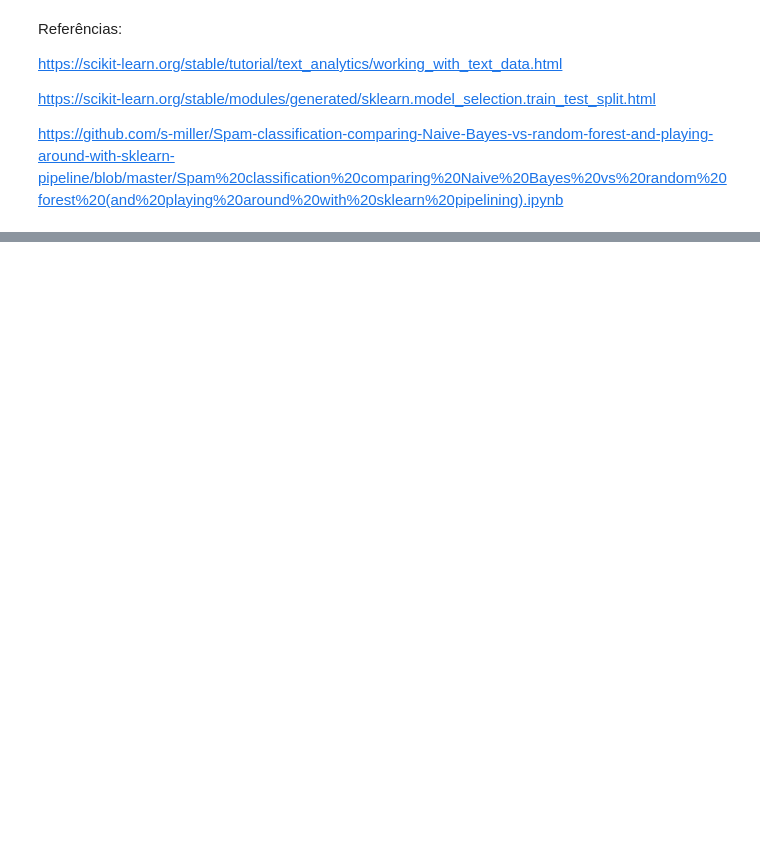
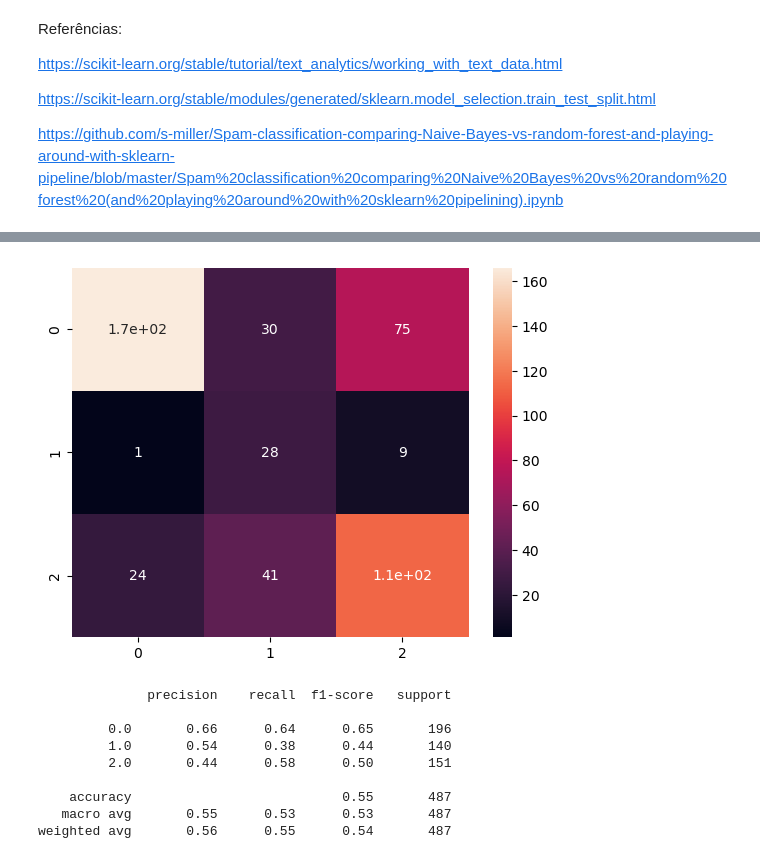
Before and after one commit to luizsouzars/Sentiment_Analysis, a Jupyter notebook: LES_sentiment.ipynb, the cells around one changed output, grey strips where cells are left out. Drawn from its saved outputs; the diff is of its cells as text; code cells hidden in the pictures; blank space fills up the shorter version.

Commit message:
Using SVC and Random Forest

```diff
--- a/LES_sentiment.ipynb
+++ b/LES_sentiment.ipynb
@@ -200,0 +145,7 @@ weighted avg       0.74      0.74      0.72       180
+# %%
+'''Random Forest Pipeline'''
+rfc_pipeline = Pipeline([
+        ('bow', CountVectorizer(analyzer=process_text)),
+        ('tfidf', TfidfTransformer()),
+        ('classifier', RandomForestClassifier(50))
+    ])
@@ -200,0 +175,23 @@ weighted avg       0.74      0.74      0.72       180
+# %%
+rfc_pipeline.fit(text_train,sinal_train)
+rfc_pred = rfc_pipeline.predict(text_test)
+# %%
+'''Confusion matrix'''
+rfc_cm = confusion_matrix(rfc_pred,sinal_test)
+sns.heatmap(svc_cm,annot=True)
+plt.show()
+
+'''Classification Report'''
+rfc_cr = classification_report(rfc_pred,sinal_test)
+print(rfc_cr)
+# %% [output]
+[figure, added]
+              precision    recall  f1-score   support
+
+         0.0       0.66      0.64      0.65       196
+         1.0       0.54      0.38      0.44       140
+         2.0       0.44      0.58      0.50       151
+
+    accuracy                           0.55       487
+   macro avg       0.55      0.53      0.53       487
+weighted avg       0.56      0.55      0.54       487
```
Also changed, not shown: parts of 41 cells of this notebook.
